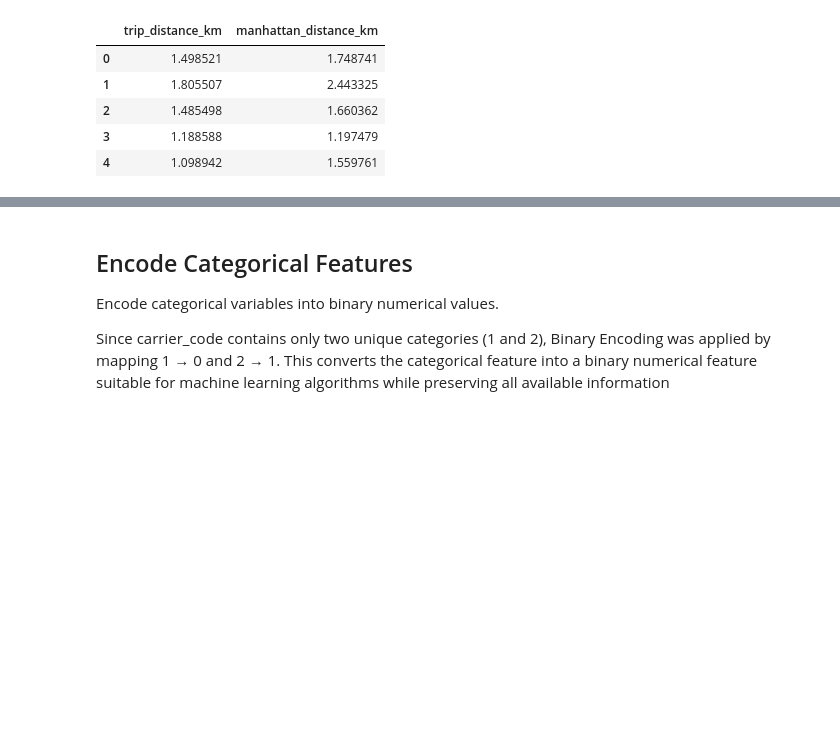
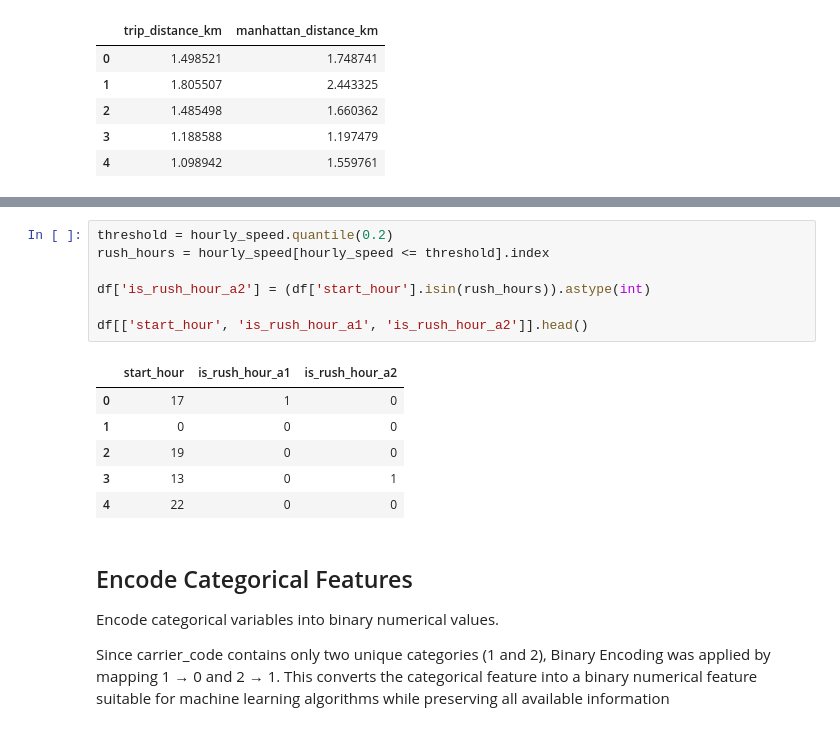
Before and after one commit to saraghafoury/Urban-Ride-Time-Prediction, a Jupyter notebook: notebooks/Feature_Engineering.ipynb, the cells around one changed output, grey strips where cells are left out. Cells and saved outputs as stored; diff of their text form; blank space fills up the shorter version.

```diff
--- a/notebooks/Feature_Engineering.ipynb
+++ b/notebooks/Feature_Engineering.ipynb
@@ -122,3 +142,17 @@ df[['trip_distance_km', 'manhattan_distance_km']].head()
+# %%
+threshold = hourly_speed.quantile(0.2)
+rush_hours = hourly_speed[hourly_speed <= threshold].index
+
+df['is_rush_hour_a2'] = (df['start_hour'].isin(rush_hours)).astype(int)
+
+df[['start_hour', 'is_rush_hour_a1', 'is_rush_hour_a2']].head()
+# %% [output]
+|  | start_hour | is_rush_hour_a1 | is_rush_hour_a2 |
+| 0 | 17 | 1 | 0 |
+| 1 | 0 | 0 | 0 |
+| 2 | 19 | 0 | 0 |
+| 3 | 13 | 0 | 1 |
+| 4 | 22 | 0 | 0 |
 # %% [markdown]
 ## Encode Categorical Features
 Encode categorical variables into binary numerical values.
```
Also changed, not shown: parts of 4 cells of this notebook, 1 other file.
